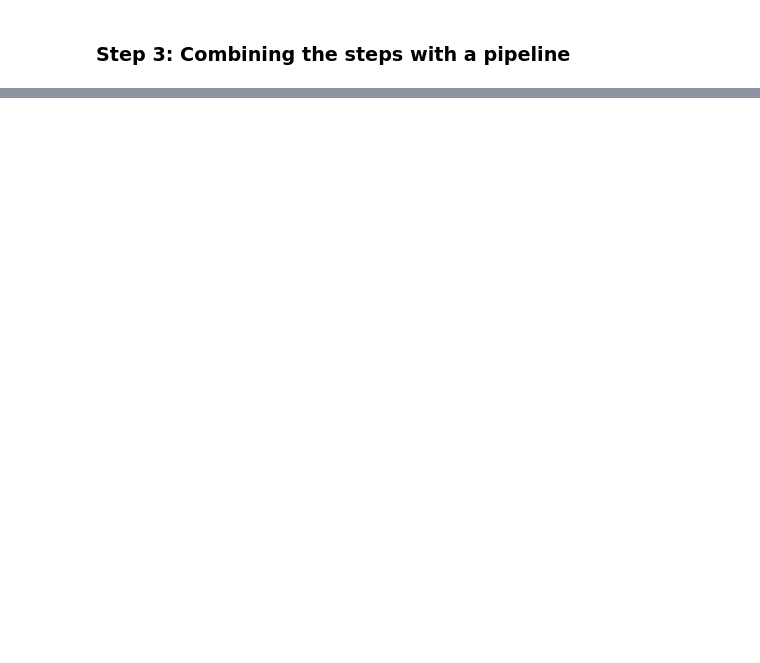
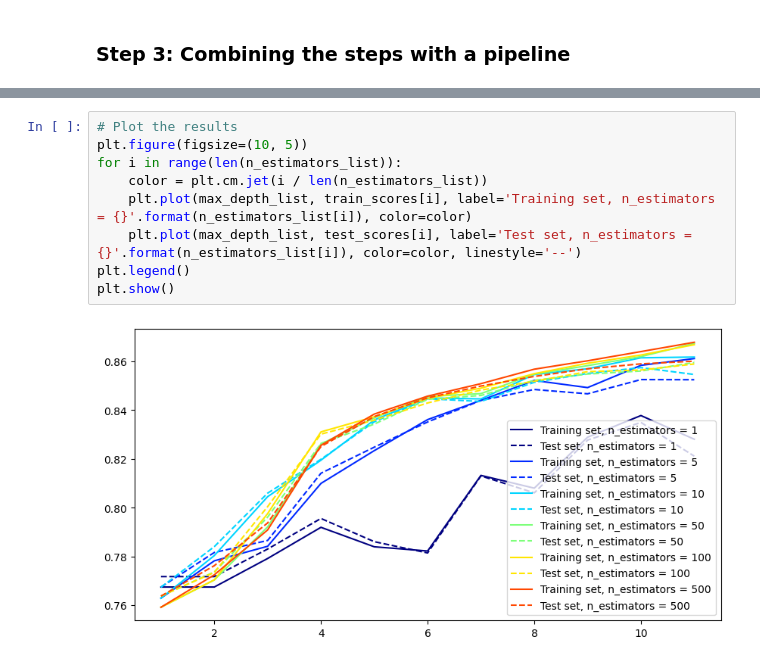
Before and after one commit to alfkar/DAT341, a Jupyter notebook: Assignment 2/assignment2.ipynb, the cells around one changed output, grey strips where cells are left out. Cells and saved outputs as stored; diff of their text form; blank space fills up the shorter version.

```diff
--- a/Assignment 2/assignment2.ipynb
+++ b/Assignment 2/assignment2.ipynb
@@ -65,0 +126,11 @@ for i in range(0, 12):
+# %%
+# Plot the results
+plt.figure(figsize=(10, 5))
+for i in range(len(n_estimators_list)):
+    color = plt.cm.jet(i / len(n_estimators_list))
+    plt.plot(max_depth_list, train_scores[i], label='Training set, n_estimators = {}'.format(n_estimators_list[i]), color=color)
+    plt.plot(max_depth_list, test_scores[i], label='Test set, n_estimators = {}'.format(n_estimators_list[i]), color=color, linestyle='--')
+plt.legend()
+plt.show()
+# %% [output]
+[figure, added]
```
Also changed, not shown: parts of 9 cells of this notebook.
